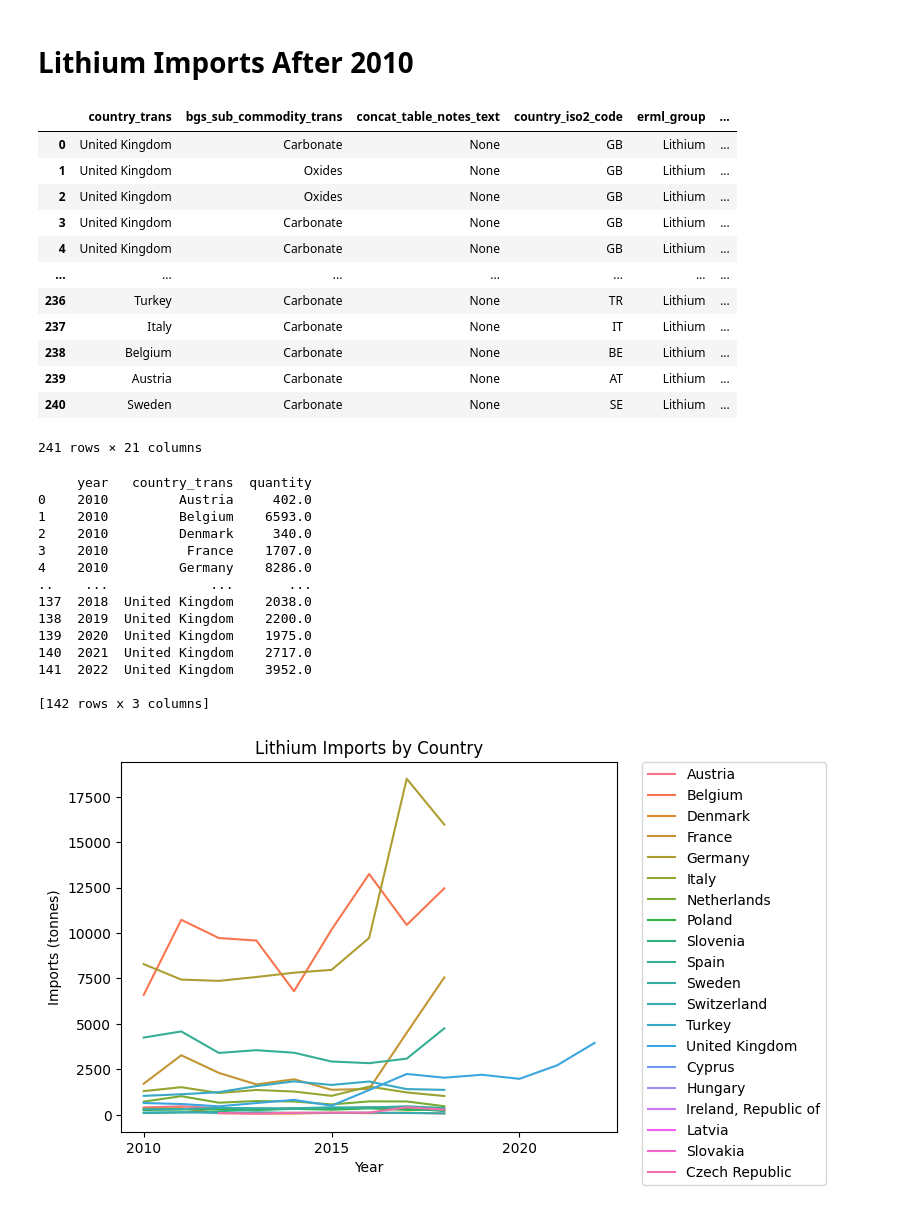
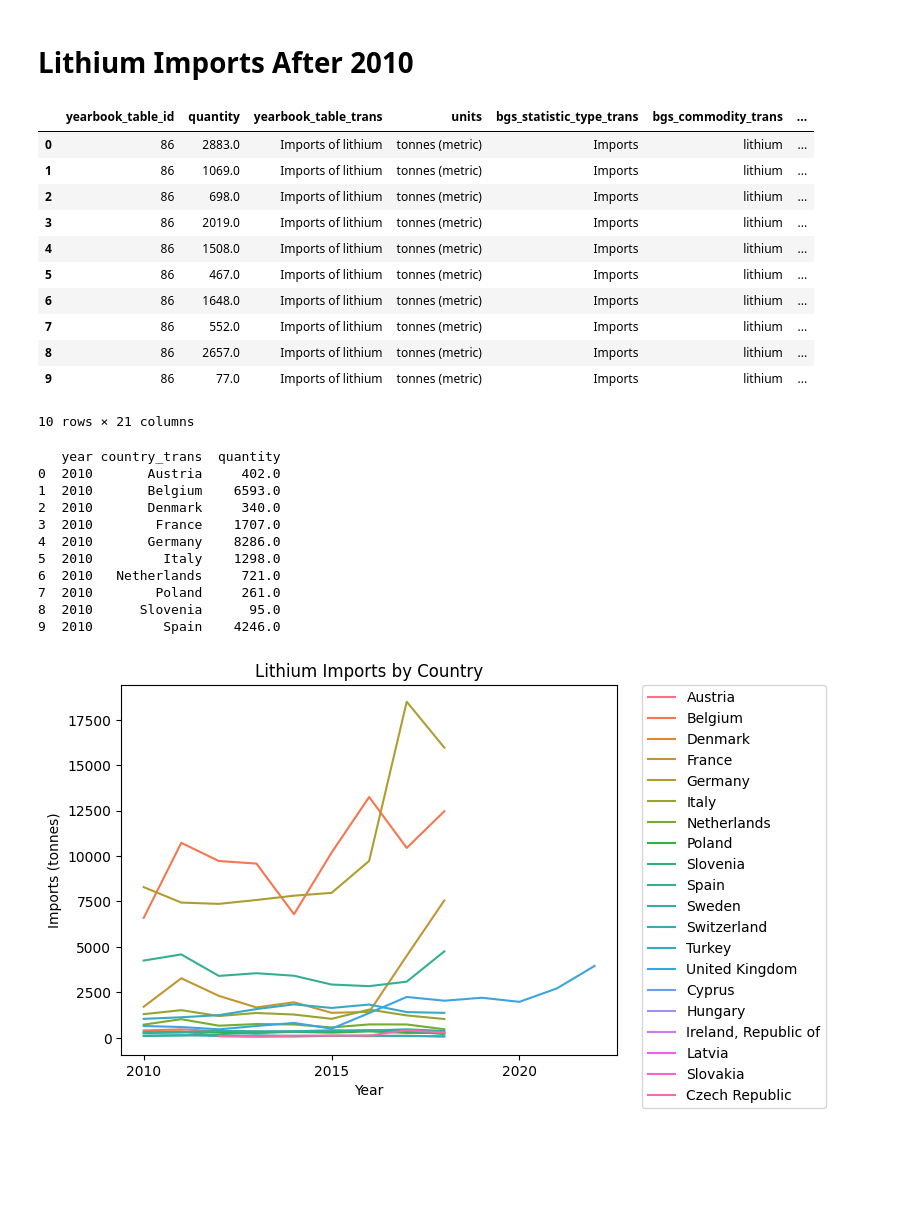
Before and after one commit to BritishGeologicalSurvey/BGS-API-Documentation, a Jupyter notebook: notebooks/BGS_World_Mineral_Statistics_using_OGCAPI_Features.ipynb, the cells around one changed output. Cells and saved outputs as stored; diff of their text form; code cells hidden in the pictures; blank space fills up the shorter version.

```diff
--- a/notebooks/BGS_World_Mineral_Statistics_using_OGCAPI_Features.ipynb
+++ b/notebooks/BGS_World_Mineral_Statistics_using_OGCAPI_Features.ipynb
@@ -391,28 +365,27 @@ plt.show()
 # %%
 params = {'f': 'json', 'limit': 13000, 'sortby': '-year', 'filter': 'bgs_commodity_trans = "lithium" AND bgs_statistic_type_trans = "Imports" AND year AFTER 2010-01-01T00:00:00Z'}
 response = requests.get('https://ogcapi.bgs.ac.uk/collections/world-mineral-statistics/items', params=params)
 data = response.json()
 data
 ## Add this data to a dataframe
 lith_data = []
 lith_data.append(gpd.GeoDataFrame.from_features(data['features']))
 lith_data = pd.concat(lith_data)
 lith_data.drop(['geometry', 'bgs_commodity_code'], axis=1, inplace=True)
-lith_data
+lith_data.head(10)
 # %% [output]
-|  | country_trans | bgs_sub_commodity_trans | concat_table_notes_text | country_iso2_code | erml_group | ... |
-| 0 | United Kingdom | Carbonate | None | GB | Lithium | ... |
-| 1 | United Kingdom | Oxides | None | GB | Lithium | ... |
-| 2 | United Kingdom | Oxides | None | GB | Lithium | ... |
-| 3 | United Kingdom | Carbonate | None | GB | Lithium | ... |
-| 4 | United Kingdom | Carbonate | None | GB | Lithium | ... |
-| ... | ... | ... | ... | ... | ... | ... |
-| 236 | Turkey | Carbonate | None | TR | Lithium | ... |
-| 237 | Italy | Carbonate | None | IT | Lithium | ... |
-| 238 | Belgium | Carbonate | None | BE | Lithium | ... |
-| 239 | Austria | Carbonate | None | AT | Lithium | ... |
-| 240 | Sweden | Carbonate | None | SE | Lithium | ... |
+|  | yearbook_table_id | quantity | yearbook_table_trans | units | bgs_statistic_type_trans | bgs_commodity_trans | ... |
+| 0 | 86 | 2883.0 | Imports of lithium | tonnes (metric) | Imports | lithium | ... |
+| 1 | 86 | 1069.0 | Imports of lithium | tonnes (metric) | Imports | lithium | ... |
+| 2 | 86 | 698.0 | Imports of lithium | tonnes (metric) | Imports | lithium | ... |
+| 3 | 86 | 2019.0 | Imports of lithium | tonnes (metric) | Imports | lithium | ... |
+| 4 | 86 | 1508.0 | Imports of lithium | tonnes (metric) | Imports | lithium | ... |
+| 5 | 86 | 467.0 | Imports of lithium | tonnes (metric) | Imports | lithium | ... |
+| 6 | 86 | 1648.0 | Imports of lithium | tonnes (metric) | Imports | lithium | ... |
+| 7 | 86 | 552.0 | Imports of lithium | tonnes (metric) | Imports | lithium | ... |
+| 8 | 86 | 2657.0 | Imports of lithium | tonnes (metric) | Imports | lithium | ... |
+| 9 | 86 | 77.0 | Imports of lithium | tonnes (metric) | Imports | lithium | ... |
-241 rows × 21 columns
+10 rows × 21 columns
 # %%
 # Group by both 'year' and 'country' and sum the 'quantity'
 grouped_data = lith_data.groupby(["year", "country_trans"])["quantity"].sum()
@@ -429,22 +402,19 @@ grouped_data["year"] = pd.to_datetime(grouped_data["year"], format="%Y-%m-%d")
 # Extract the year in YYYY format
 grouped_data["year"] = grouped_data["year"].dt.strftime("%Y")
 
-print(grouped_data)
+print(grouped_data.head(10))
 # %% [output]
-     year   country_trans  quantity
-0    2010         Austria     402.0
-1    2010         Belgium    6593.0
-2    2010         Denmark     340.0
-3    2010          France    1707.0
-4    2010         Germany    8286.0
-..    ...             ...       ...
-137  2018  United Kingdom    2038.0
-138  2019  United Kingdom    2200.0
-139  2020  United Kingdom    1975.0
-140  2021  United Kingdom    2717.0
-141  2022  United Kingdom    3952.0
-
-[142 rows x 3 columns]
+   year country_trans  quantity
+0  2010       Austria     402.0
+1  2010       Belgium    6593.0
+2  2010       Denmark     340.0
+3  2010        France    1707.0
+4  2010       Germany    8286.0
+5  2010         Italy    1298.0
+6  2010   Netherlands     721.0
+7  2010        Poland     261.0
+8  2010      Slovenia      95.0
+9  2010         Spain    4246.0
 # %%
 # Create a line plot
 sns.lineplot(x="year", y="quantity", hue="country_trans", data=grouped_data)
```
Also changed, not shown: parts of 11 cells of this notebook, 1 other file.
